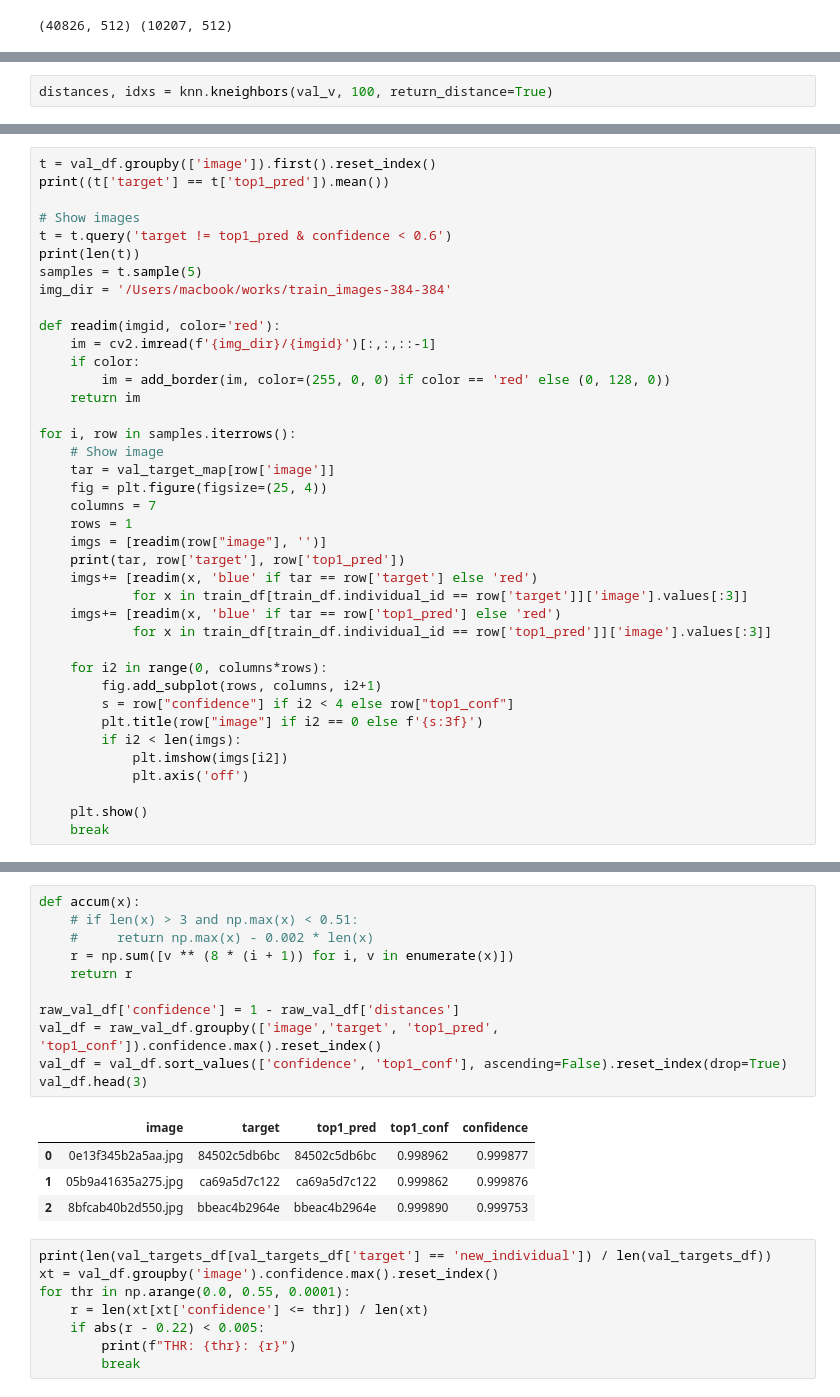
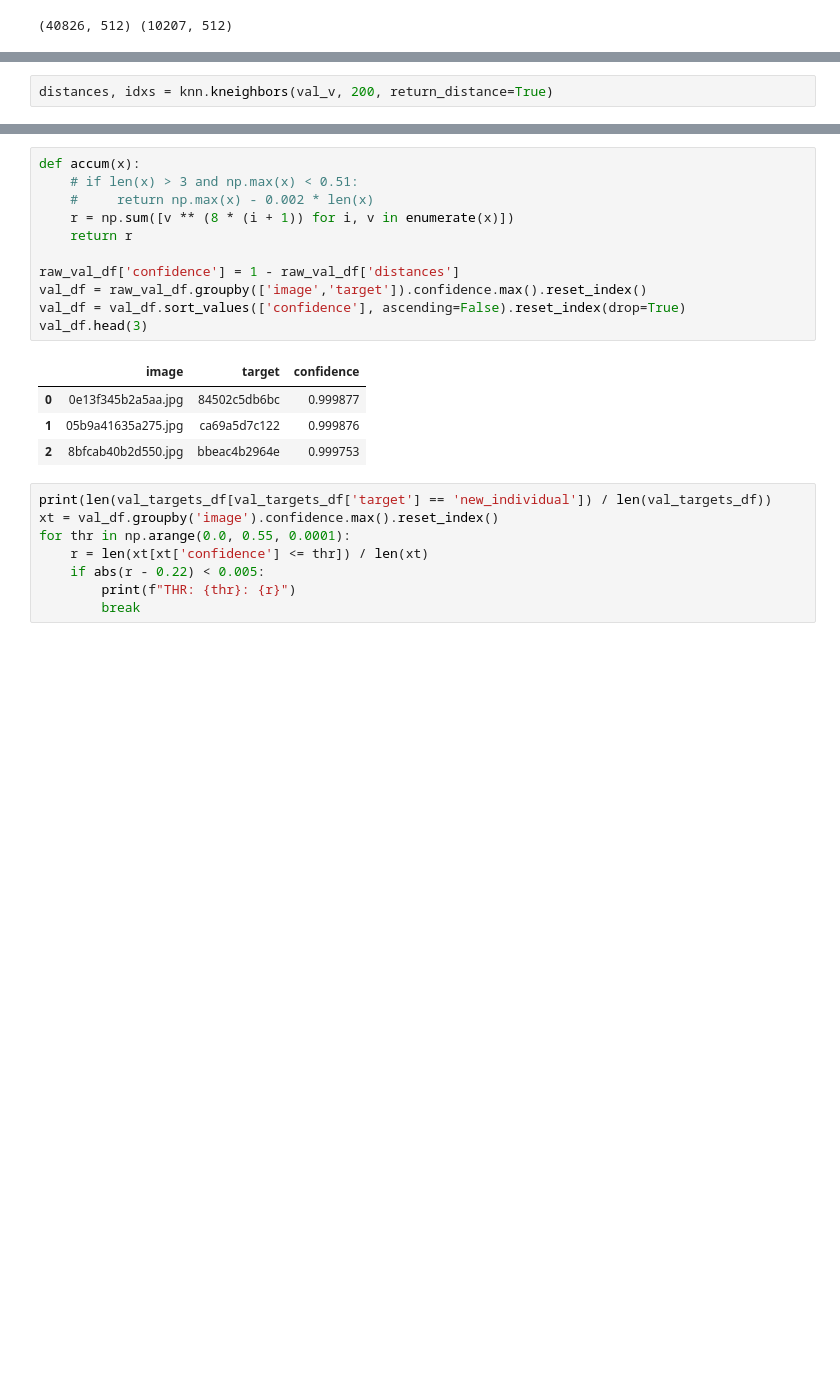
Before and after one commit to ptran1203/whale, a Jupyter notebook: eval.ipynb, the cells around one changed output, grey strips where cells are left out. Drawn from its saved outputs; the diff is of its cells as text; blank space fills up the shorter version.

```diff
--- a/eval.ipynb
+++ b/eval.ipynb
@@ -203,7 +228,7 @@ val_targets_df.head(3)
 | 1 | 108078c210e47e.jpg | 1b434f154c89 |
 | 2 | 106118de6ee46e.jpg | 76b5aad6b790 |
 # %%
-distances, idxs = knn.kneighbors(val_v, 100, return_distance=True)
+distances, idxs = knn.kneighbors(val_v, 200, return_distance=True)
 # %%
 
 from tqdm import tqdm
@@ -238,39 +263,0 @@ val_df.head(3)
-# %%
-t = val_df.groupby(['image']).first().reset_index()
-print((t['target'] == t['top1_pred']).mean())
-
-# Show images
-t = t.query('target != top1_pred & confidence < 0.6')
-print(len(t))
-samples = t.sample(5)
-img_dir = '/Users/macbook/works/train_images-384-384'
-
-def readim(imgid, color='red'):
-    im = cv2.imread(f'{img_dir}/{imgid}')[:,:,::-1]
-    if color:
-        im = add_border(im, color=(255, 0, 0) if color == 'red' else (0, 128, 0))
-    return im
-
-for i, row in samples.iterrows():
-    # Show image
-    tar = val_target_map[row['image']]
-    fig = plt.figure(figsize=(25, 4))
-    columns = 7
-    rows = 1
-    imgs = [readim(row["image"], '')]
-    print(tar, row['target'], row['top1_pred'])
-    imgs+= [readim(x, 'blue' if tar == row['target'] else 'red')
-            for x in train_df[train_df.individual_id == row['target']]['image'].values[:3]]
-    imgs+= [readim(x, 'blue' if tar == row['top1_pred'] else 'red')
-            for x in train_df[train_df.individual_id == row['top1_pred']]['image'].values[:3]]
-
-    for i2 in range(0, columns*rows):
-        fig.add_subplot(rows, columns, i2+1)
-        s = row["confidence"] if i2 < 4 else row["top1_conf"]
-        plt.title(row["image"] if i2 == 0 else f'{s:3f}')
-        if i2 < len(imgs):
-            plt.imshow(imgs[i2])
-            plt.axis('off')
-
-    plt.show()
-    break
@@ -335,19 +315,19 @@ plt.show()
 # %%
 def accum(x):
     # if len(x) > 3 and np.max(x) < 0.51:
     #     return np.max(x) - 0.002 * len(x)
     r = np.sum([v ** (8 * (i + 1)) for i, v in enumerate(x)])
     return r
 
 raw_val_df['confidence'] = 1 - raw_val_df['distances']
-val_df = raw_val_df.groupby(['image','target', 'top1_pred', 'top1_conf']).confidence.max().reset_index()
-val_df = val_df.sort_values(['confidence', 'top1_conf'], ascending=False).reset_index(drop=True)
+val_df = raw_val_df.groupby(['image','target']).confidence.max().reset_index()
+val_df = val_df.sort_values(['confidence'], ascending=False).reset_index(drop=True)
 val_df.head(3)
 # %% [output]
-|  | image | target | top1_pred | top1_conf | confidence |
-| 0 | 0e13f345b2a5aa.jpg | 84502c5db6bc | 84502c5db6bc | 0.998962 | 0.999877 |
-| 1 | 05b9a41635a275.jpg | ca69a5d7c122 | ca69a5d7c122 | 0.999862 | 0.999876 |
-| 2 | 8bfcab40b2d550.jpg | bbeac4b2964e | bbeac4b2964e | 0.999890 | 0.999753 |
+|  | image | target | confidence |
+| 0 | 0e13f345b2a5aa.jpg | 84502c5db6bc | 0.999877 |
+| 1 | 05b9a41635a275.jpg | ca69a5d7c122 | 0.999876 |
+| 2 | 8bfcab40b2d550.jpg | bbeac4b2964e | 0.999753 |
 # %%
 print(len(val_targets_df[val_targets_df['target'] == 'new_individual']) / len(val_targets_df))
 xt = val_df.groupby('image').confidence.max().reset_index()
```
Also changed, not shown: parts of 13 cells of this notebook, 3 other files.
